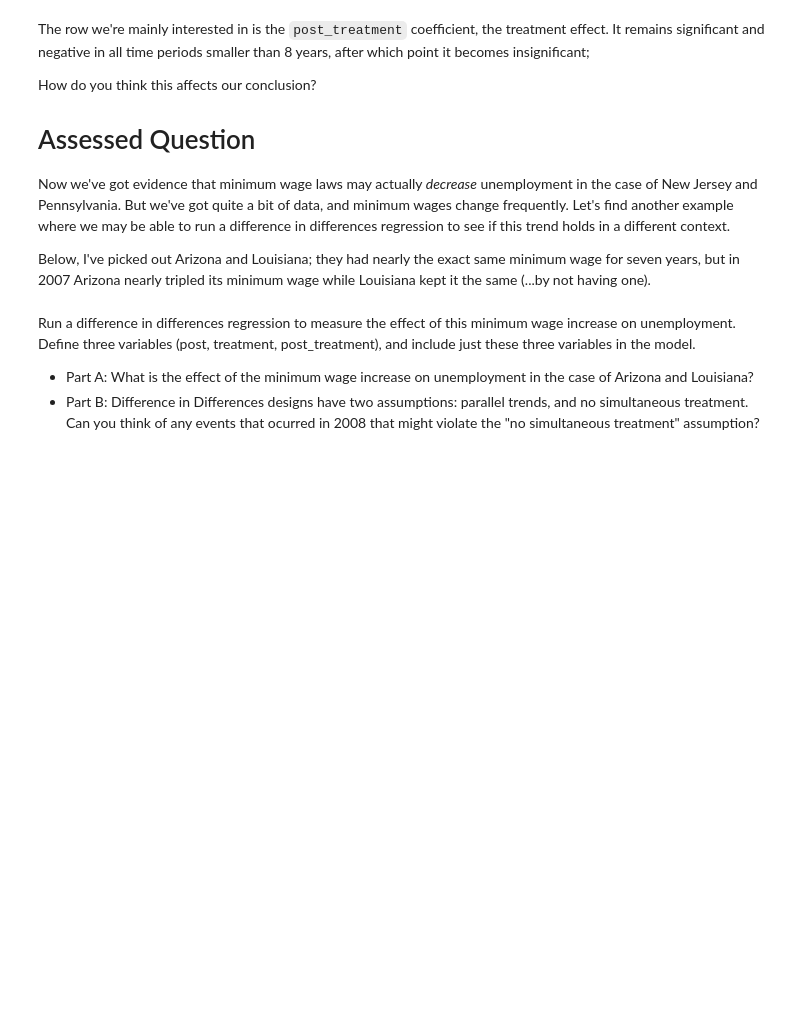
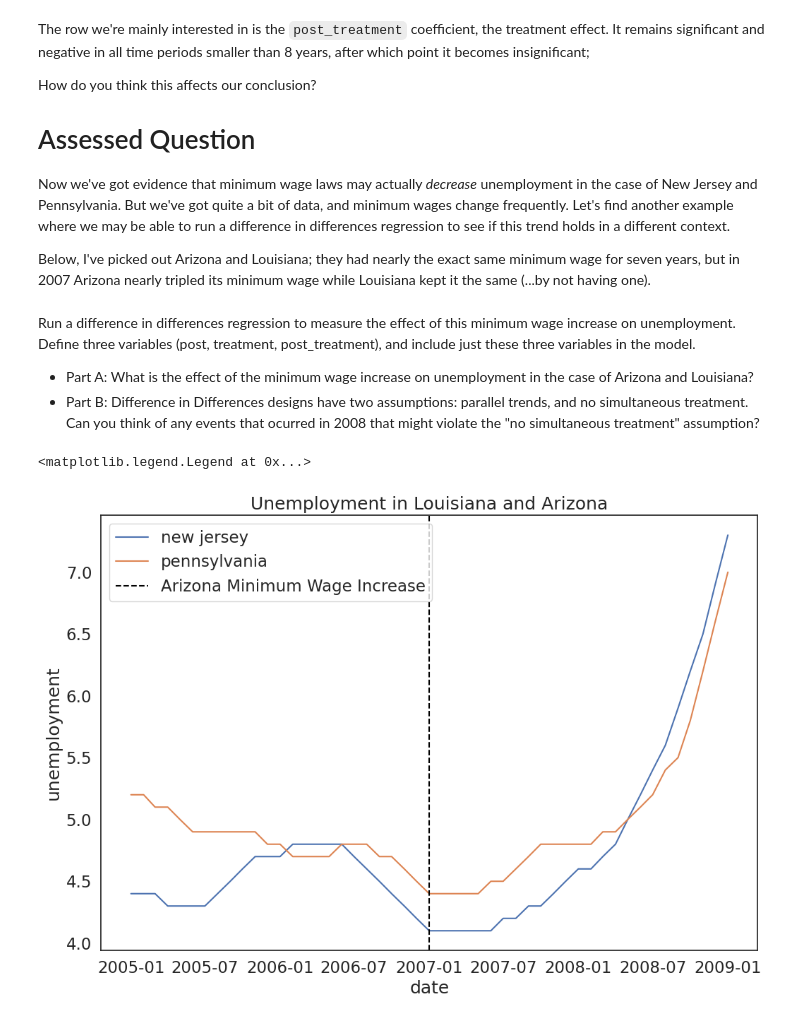
Before and after one commit to katiemarden123/QM2, a Jupyter notebook: notebooks/W08. Diff-in-Diff.ipynb, the cells around one changed output. Saved outputs shown, nothing was run; the diff lists cells and outputs as text; code cells hidden in the pictures; blank space fills up the shorter version.

```diff
--- a/notebooks/W08. Diff-in-Diff.ipynb
+++ b/notebooks/W08. Diff-in-Diff.ipynb
@@ -346,0 +345,13 @@ Run a difference in differences regression to measure the effect of this minimum
+# %%
+did['post']=np.where(did['date']>='2007-01-01',1,0) # create a variable that is 1 if the date is after the minimum wage increase and 0 otherwise
+did['treatment']=np.where(did['state']=='arizona',1,0) # create a variable that is 1 if the state is new jersey (i.e., the treatment group) and 0 for pennsylvania (the control group)
+did['post_treatment']=did['post']*did['treatment'] # create a variable that is 1 if the date is after the minimum wage increase and the state is new jersey and 0 otherwise
+# %%
+did=did[(did['date']>='2000-01-01') & (did['date']<='2009-01-01')]
+sns.lineplot(data=did,x='date',y='unemployment',hue='state')
+plt.axvline(pd.to_datetime('2007-01-01'),color='black',linestyle='dashed', label='Arizona Minimum Wage Increase')
+plt.title('Unemployment in Louisiana and Arizona')
+plt.legend()
+# %% [output]
+<matplotlib.legend.Legend at 0x...>
+[figure, added]
```
Also changed, not shown: parts of 8 cells of this notebook.
